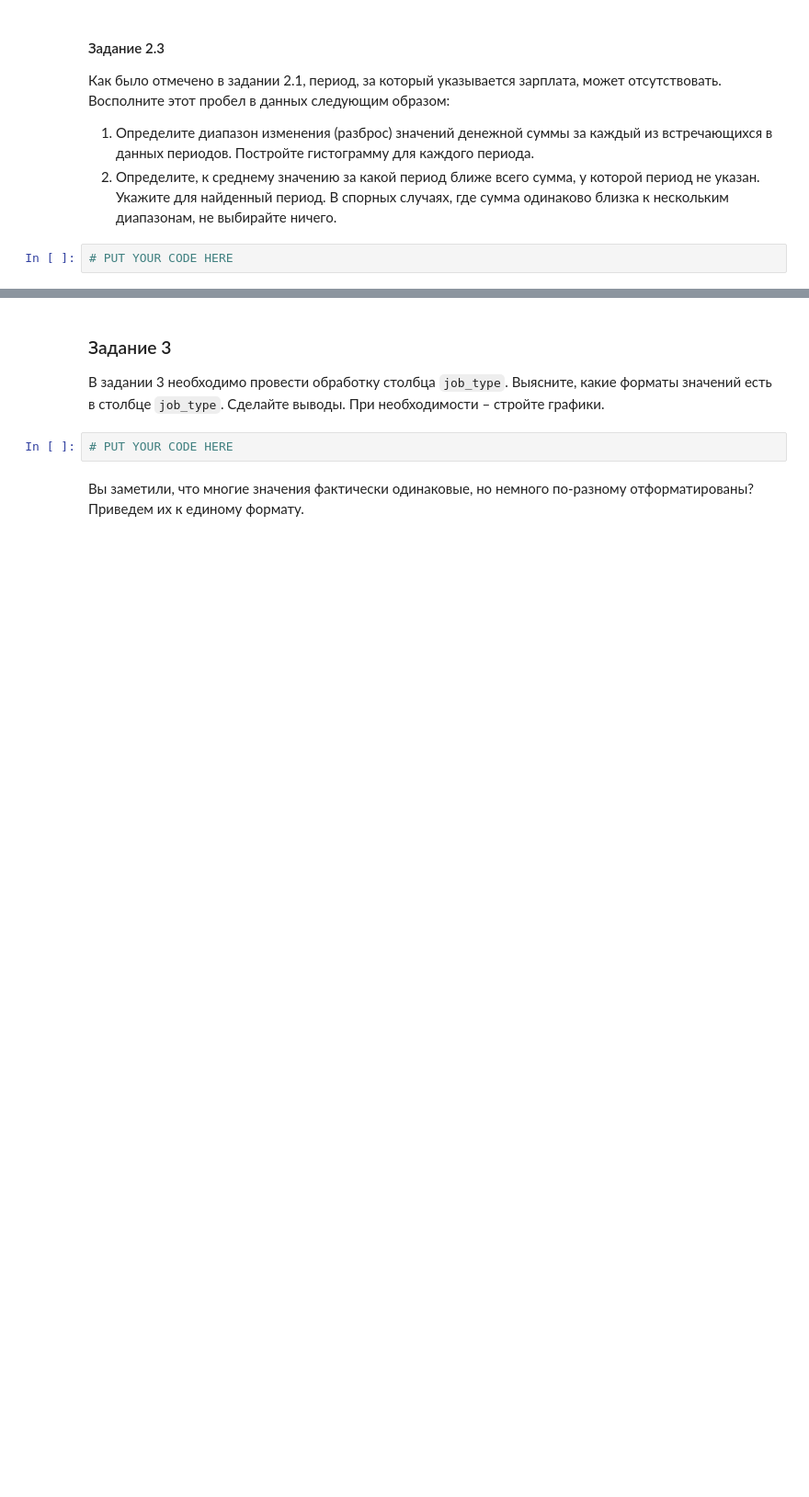
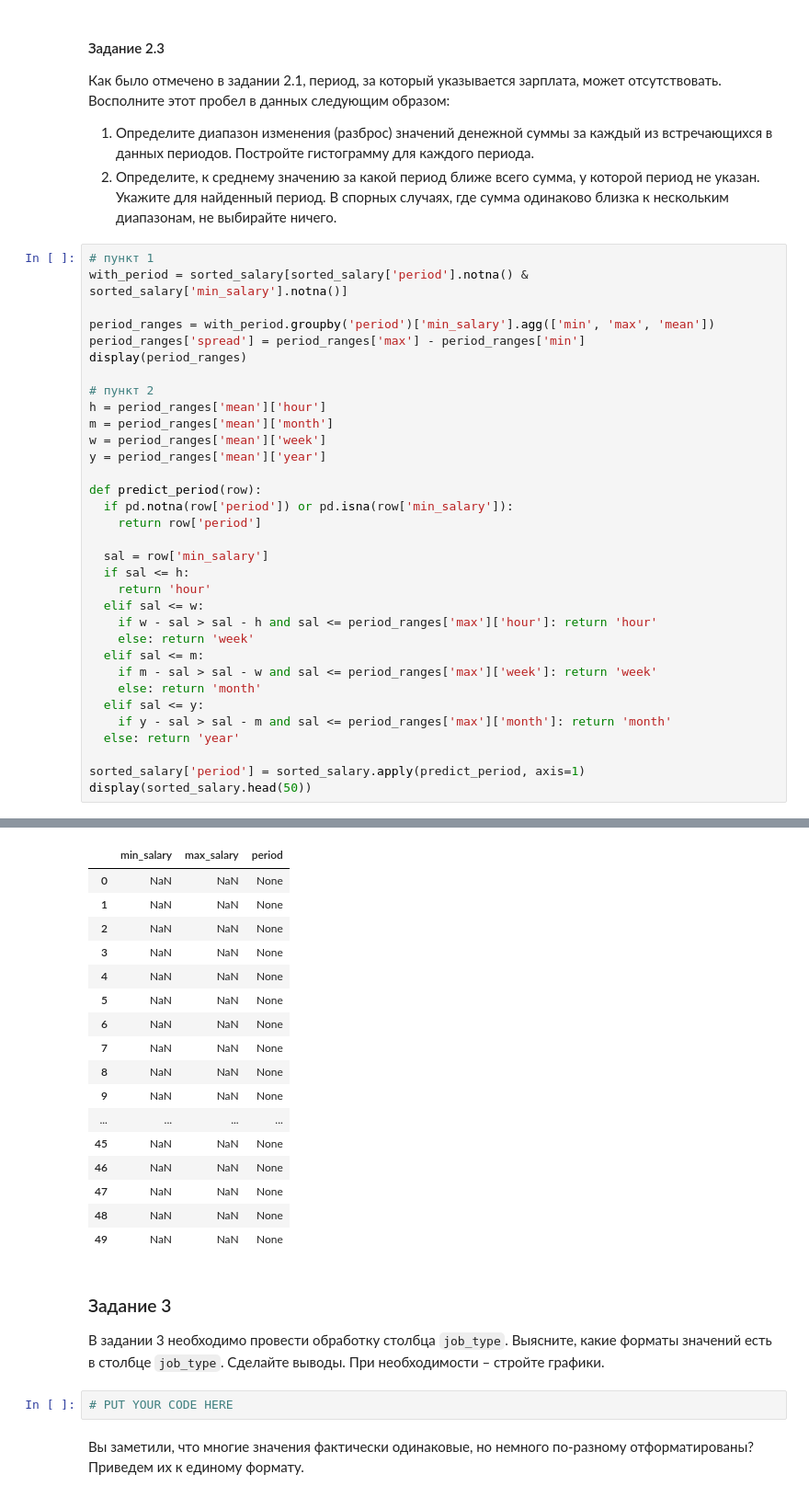
Before and after one commit to AndronIxI/cpp, a Jupyter notebook: labs/Лаба1_МЕВД_Сорокин.ipynb, the cells around one changed output, grey strips where cells are left out. Shown at 92% size. Saved outputs shown, nothing was run; the diff lists cells and outputs as text; blank space fills up the shorter version.

```diff
--- a/labs/Лаба1_МЕВД_Сорокин.ipynb
+++ b/labs/Лаба1_МЕВД_Сорокин.ipynb
@@ -602,5 +606,37 @@ plt.show()
 
 1. Определите диапазон изменения (разброс) значений денежной суммы за каждый из встречающихся в данных периодов. Постройте гистограмму для каждого периода.
 2. Определите, к среднему значению за какой период ближе всего сумма, у которой период не указан. Укажите для найденный период. В спорных случаях, где сумма одинаково близка к нескольким диапазонам, не выбирайте ничего.
-# %%
-# PUT YOUR CODE HERE
+# %%
+# пункт 1
+with_period = sorted_salary[sorted_salary['period'].notna() & sorted_salary['min_salary'].notna()]
+
+period_ranges = with_period.groupby('period')['min_salary'].agg(['min', 'max', 'mean'])
+period_ranges['spread'] = period_ranges['max'] - period_ranges['min']
+display(period_ranges)
+
+# пункт 2
+h = period_ranges['mean']['hour']
+m = period_ranges['mean']['month']
+w = period_ranges['mean']['week']
+y = period_ranges['mean']['year']
+
+def predict_period(row):
+  if pd.notna(row['period']) or pd.isna(row['min_salary']):
+    return row['period']
+
+  sal = row['min_salary']
+  if sal <= h:
+    return 'hour'
+  elif sal <= w:
+    if w - sal > sal - h and sal <= period_ranges['max']['hour']: return 'hour'
+    else: return 'week'
+  elif sal <= m:
+    if m - sal > sal - w and sal <= period_ranges['max']['week']: return 'week'
+    else: return 'month'
+  elif sal <= y:
+    if y - sal > sal - m and sal <= period_ranges['max']['month']: return 'month'
+  else: return 'year'
+
+sorted_salary['period'] = sorted_salary.apply(predict_period, axis=1)
+display(sorted_salary.head(50))
+# %% [output]
@@ -607,3 +649,20 @@ plt.show()
+|  | min_salary | max_salary | period |
+| 0 | NaN | NaN | None |
+| 1 | NaN | NaN | None |
+| 2 | NaN | NaN | None |
+| 3 | NaN | NaN | None |
+| 4 | NaN | NaN | None |
+| 5 | NaN | NaN | None |
+| 6 | NaN | NaN | None |
+| 7 | NaN | NaN | None |
+| 8 | NaN | NaN | None |
+| 9 | NaN | NaN | None |
+| ... | ... | ... | ... |
+| 45 | NaN | NaN | None |
+| 46 | NaN | NaN | None |
+| 47 | NaN | NaN | None |
+| 48 | NaN | NaN | None |
+| 49 | NaN | NaN | None |
 # %% [markdown]
 ### Задание 3
 
```
Also changed, not shown: parts of 3 cells of this notebook.
